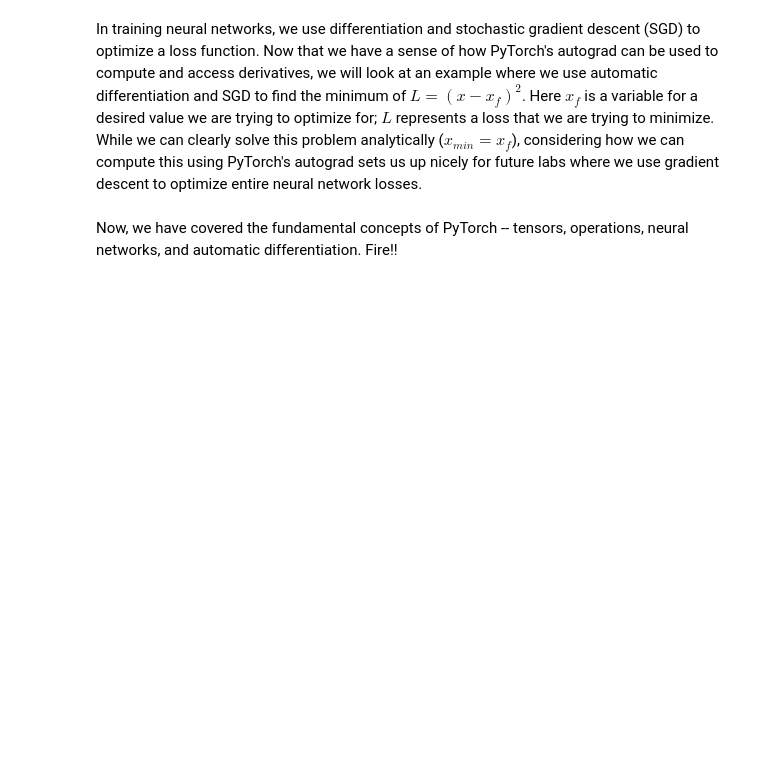
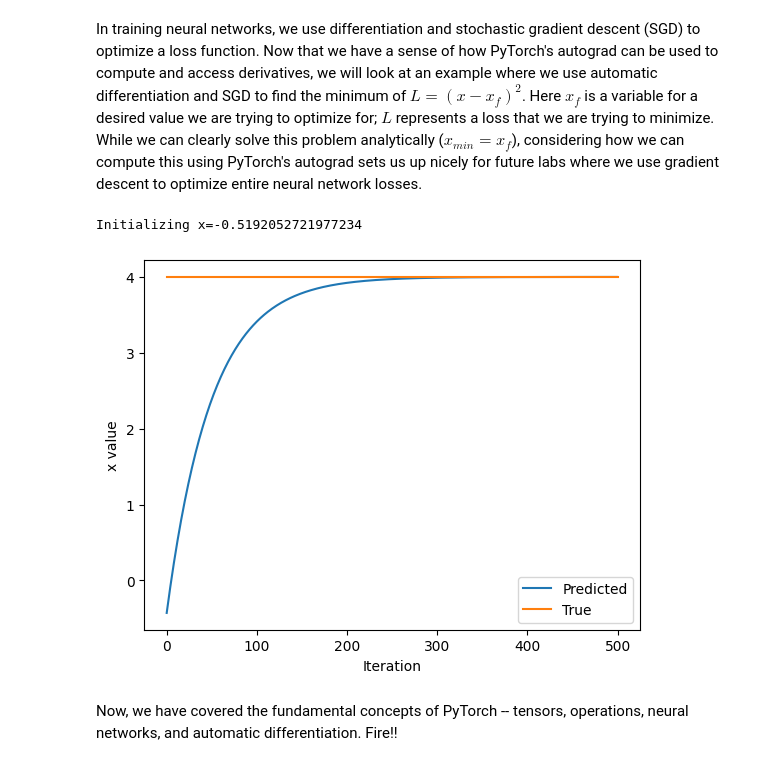
Before and after one commit to donnyward/introtodeeplearninglab, a Jupyter notebook: lab1/PT_Part1_Intro.ipynb, the cells around one changed output. Saved outputs shown, nothing was run; the diff lists cells and outputs as text; code cells hidden in the pictures; blank space fills up the shorter version.

```diff
--- a/lab1/PT_Part1_Intro.ipynb
+++ b/lab1/PT_Part1_Intro.ipynb
@@ -326,33 +306,36 @@ In training neural networks, we use differentiation and stochastic gradient desc
 x = torch.randn(1)
 print(f"Initializing x={x.item()}")
 
 learning_rate = 1e-2  # Learning rate
 history = []
 x_f = 4  # Target value
 
 
 # We will run gradient descent for a number of iterations. At each iteration, we compute the loss,
 #   compute the derivative of the loss with respect to x, and perform the update.
 for i in range(500):
     x = torch.tensor([x], requires_grad=True)
 
     # TODO: Compute the loss as the square of the difference between x and x_f
-    loss = # TODO
+    loss = (x - x_f) ** 2
 
     # Backpropagate through the loss to compute gradients
     loss.backward()
 
     # Update x with gradient descent
     x = x.item() - learning_rate * x.grad
 
     history.append(x.item())
 
 # Plot the evolution of x as we optimize toward x_f!
 plt.plot(history)
 plt.plot([0, 500], [x_f, x_f])
 plt.legend(('Predicted', 'True'))
 plt.xlabel('Iteration')
 plt.ylabel('x value')
 plt.show()
+# %% [output]
+Initializing x=-0.5192052721977234
+[figure, added]
 # %% [markdown]
 Now, we have covered the fundamental concepts of PyTorch -- tensors, operations, neural networks, and automatic differentiation. Fire!!
```
Also changed, not shown: parts of 11 cells of this notebook.
